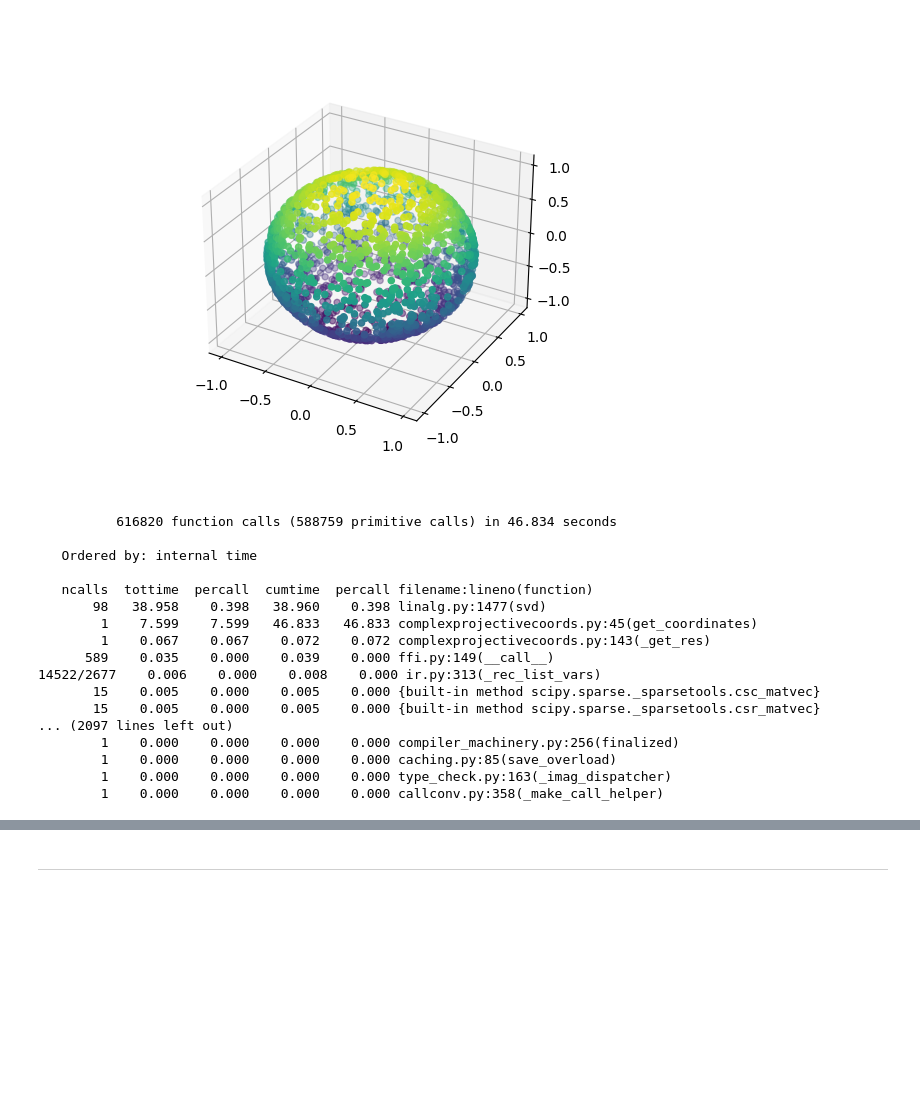
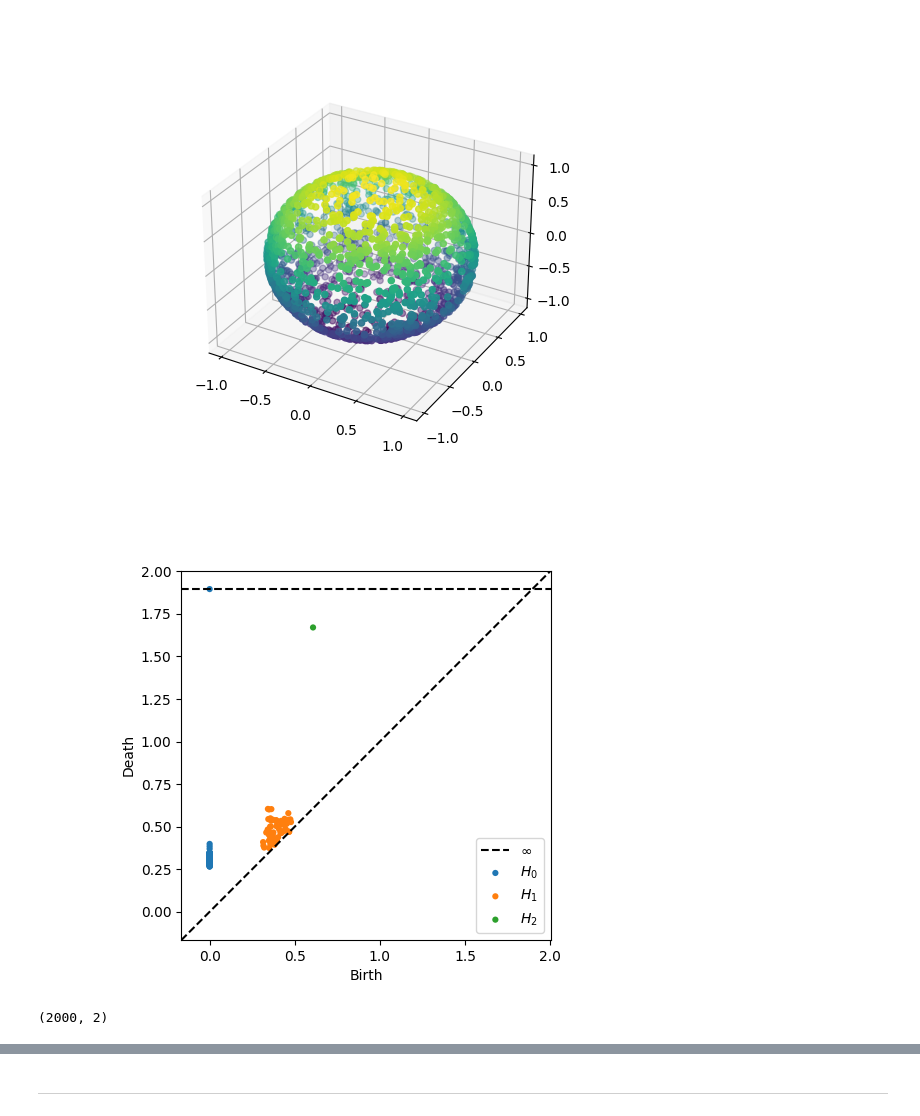
Before and after one commit to mtsch/DREiMac, a Jupyter notebook: docs/notebooks/test_complex_projective.ipynb, the cells around one changed output, grey strips where cells are left out. Saved outputs shown, nothing was run; the diff lists cells and outputs as text; code cells hidden in the pictures; blank space fills up the shorter version.

```diff
--- a/docs/notebooks/test_complex_projective.ipynb
+++ b/docs/notebooks/test_complex_projective.ipynb
@@ -32,29 +24,16 @@ ax.scatter3D(data[:,0], data[:,1], data[:,2],s=20, c=data[:,2])
 # %%
 cpc = ComplexProjectiveCoords(data, n_landmarks=100)
 
+fig = plt.figure()
 plot_diagrams(cpc.dgms_)
+# %% [output]
+[figure, added]
 # %%
-%%prun
-coords = cpc.get_coordinates(perc=0.8)
-coords_R3 = hopf_map(coords)
+coords = cpc.get_coordinates(perc=0.8, HARDCODE=True)
+print(coords.shape)
+coords_R3 = ProjectiveMapUtils.hopf_map(coords)
 # %% [output]
-          616820 function calls (588759 primitive calls) in 46.834 seconds
-
-   Ordered by: internal time
-
-   ncalls  tottime  percall  cumtime  percall filename:lineno(function)
-       98   38.958    0.398   38.960    0.398 linalg.py:1477(svd)
-        1    7.599    7.599   46.833   46.833 complexprojectivecoords.py:45(get_coordinates)
-        1    0.067    0.067    0.072    0.072 complexprojectivecoords.py:143(_get_res)
-      589    0.035    0.000    0.039    0.000 ffi.py:149(__call__)
-14522/2677    0.006    0.000    0.008    0.000 ir.py:313(_rec_list_vars)
-       15    0.005    0.000    0.005    0.000 {built-in method scipy.sparse._sparsetools.csc_matvec}
-       15    0.005    0.000    0.005    0.000 {built-in method scipy.sparse._sparsetools.csr_matvec}
-... (2097 lines left out)
-        1    0.000    0.000    0.000    0.000 compiler_machinery.py:256(finalized)
-        1    0.000    0.000    0.000    0.000 caching.py:85(save_overload)
-        1    0.000    0.000    0.000    0.000 type_check.py:163(_imag_dispatcher)
-        1    0.000    0.000    0.000    0.000 callconv.py:358(_make_call_helper)
+(2000, 2)
 # %%
 %matplotlib widget
 from mpl_toolkits.mplot3d import Axes3D
```
Also changed, not shown: parts of 3 cells of this notebook, 2 other files.
